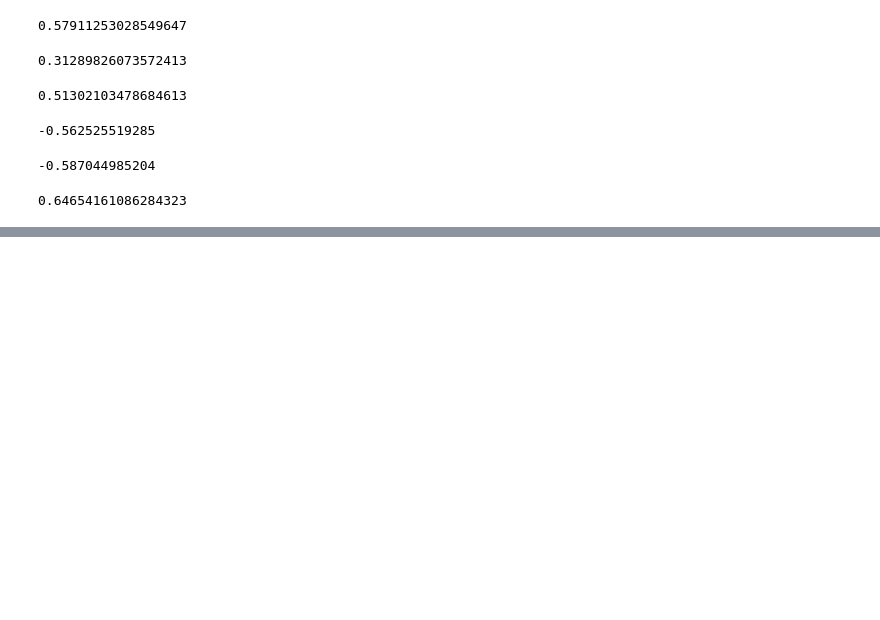
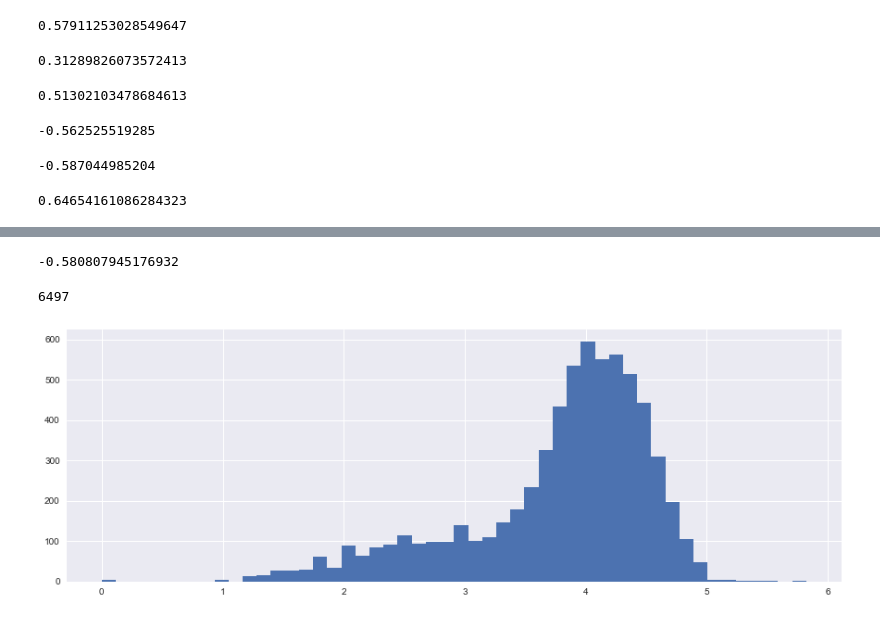
Before and after one commit to vincenttchang90/ML_wine, a Jupyter notebook: wine4.ipynb, the cells around one changed output, grey strips where cells are left out. Cells and saved outputs as stored; diff of their text form; code cells hidden in the pictures; blank space fills up the shorter version.

```diff
--- a/wine4.ipynb
+++ b/wine4.ipynb
@@ -399,0 +459,27 @@ mean_absolute_error(wine.iloc[:,-1], clf.predict(wine.iloc[:,:-1]))
+# %%
+test = wine.copy()
+from scipy import stats
+
+for i in test:
+    x,_ = stats.boxcox(test[i] - test[i].min() + 1)
+    test[i] = x
+
+test['quality'] = wine['quality']
+#test.hist(bins=50, figsize=(15,15))
+# %%
+model = PLSRegression()
+score = cross_val_score(model, test.iloc[:,:-1], std_data.iloc[:,-1], cv=20, scoring='neg_mean_absolute_error')
+print(score.mean())
+# %% [output]
+-0.580807945176932
+# %%
+np.cbrt(test['total sulfur dioxide'])
+# %% [output]
+6497
+# %%
+plt.style.use('seaborn')
+plt.figure(figsize=(15,5))
+
+plt.hist(np.cbrt(test['total sulfur dioxide']), bins=50);
+# %% [output]
+[figure, added]
```
Also changed, not shown: parts of 110 cells of this notebook, 5 other files.
